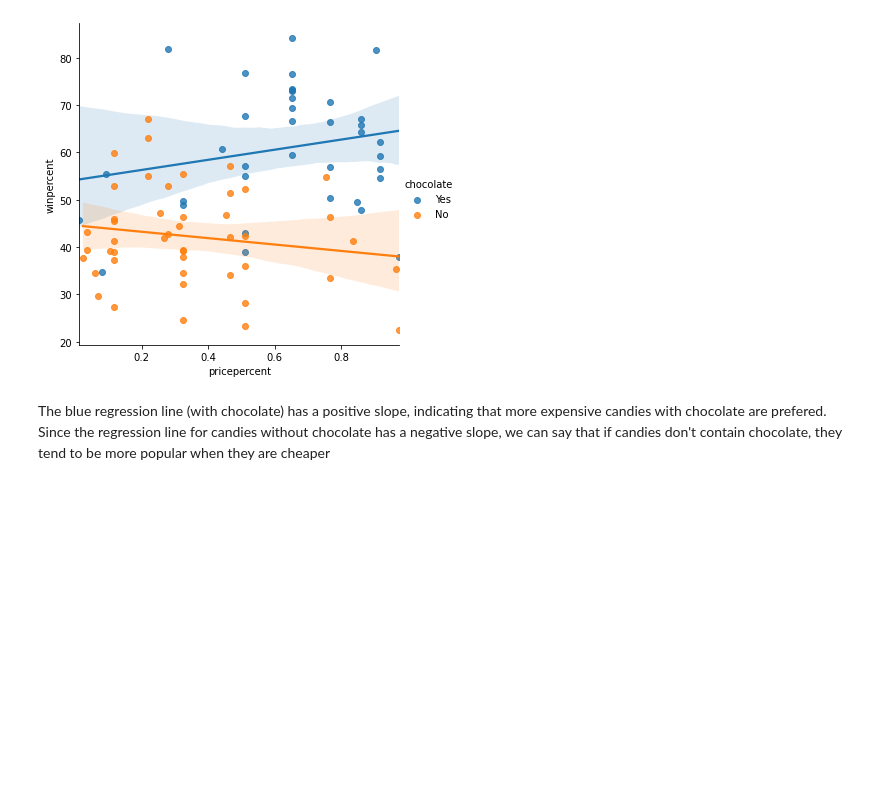
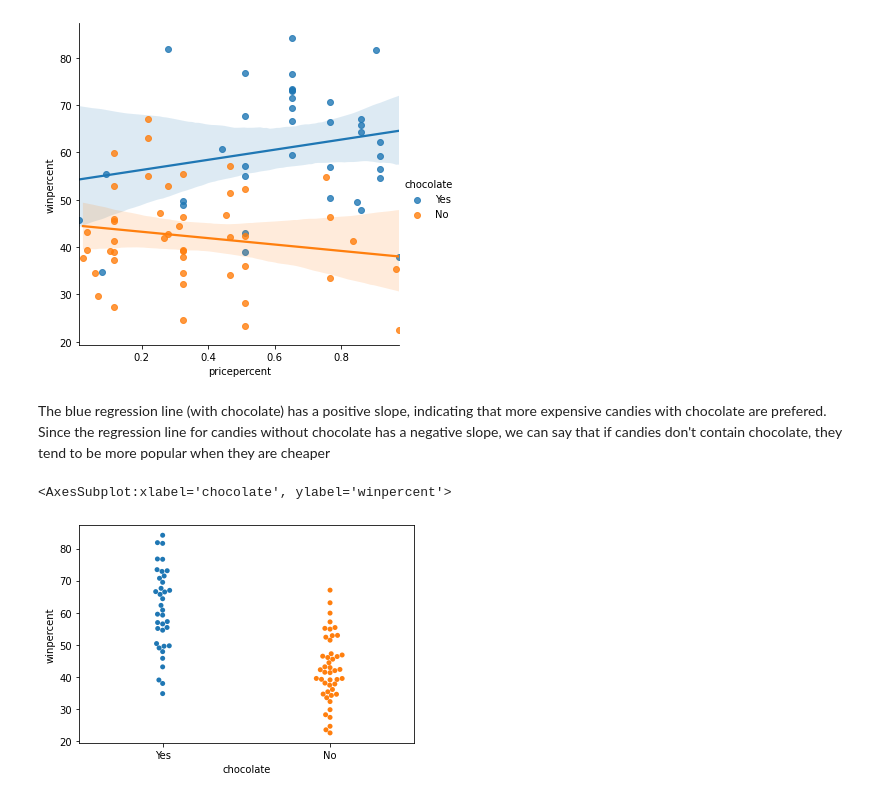
Before and after one commit to Mars-1996/Kaggle, a Jupyter notebook: Lesson4.2.ipynb, the cells around one changed output. Saved outputs shown, nothing was run; the diff lists cells and outputs as text; code cells hidden in the pictures; blank space fills up the shorter version.

```diff
--- a/Lesson4.2.ipynb
+++ b/Lesson4.2.ipynb
@@ -60,3 +60,9 @@ sns.lmplot(x = "pricepercent", y = "winpercent", hue = "chocolate", data = candy
 # %% [markdown]
 The blue regression line (with chocolate) has a positive slope, indicating that more expensive candies with chocolate are prefered.
 Since the regression line for candies without chocolate has a negative slope, we can say that if candies don't contain chocolate, they tend to be more popular when they are cheaper
+# %%
+# Scatter plot showing the relationship between 'chocolate' and 'winpercent'
+sns.swarmplot(x = candy_data["chocolate"], y = candy_data["winpercent"], s = 5)
+# %% [output]
+<AxesSubplot:xlabel='chocolate', ylabel='winpercent'>
+[figure, added]
```
